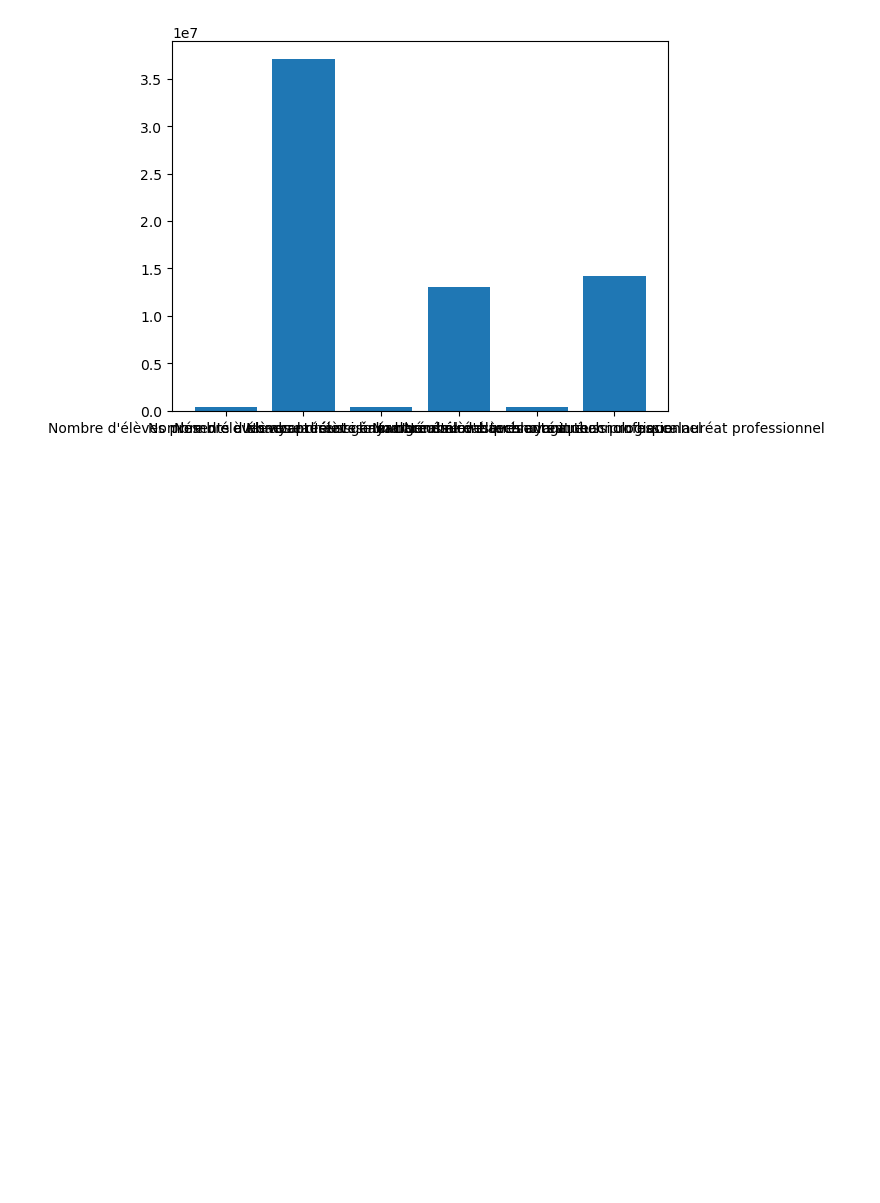
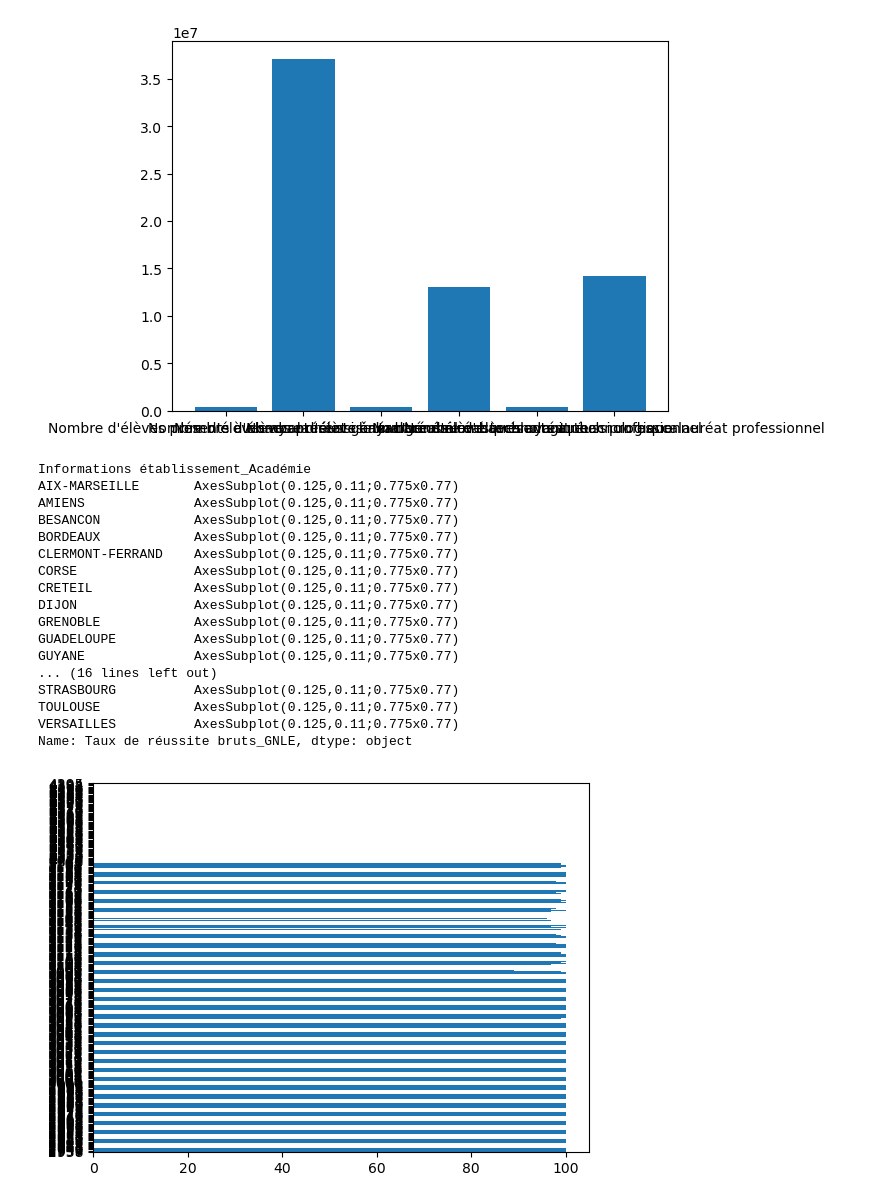
Before and after one commit to Acochepin/Python-2A---AC---JM---RS, a Jupyter notebook: Manipulation bases de données.ipynb, the cells around one changed output. Saved outputs shown, nothing was run; the diff lists cells and outputs as text; code cells hidden in the pictures; blank space fills up the shorter version.

Commit message:
Stats des par académie

```diff
--- a/Manipulation bases de données.ipynb
+++ b/Manipulation bases de données.ipynb
@@ -450,3 +450,26 @@ plt.bar(["Nombre d'élèves présents au baccalauréat général", "Nombre d'él
 # %% [output]
 <BarContainer object of 6 artists>
 [figure]
+# %%
+df1 = df.groupby ("Informations établissement_Académie").agg("Taux de réussite bruts_GNLE")
+p1 = df1.plot (kind="barh")
+p1
+# %% [output]
+Informations établissement_Académie
+AIX-MARSEILLE       AxesSubplot(0.125,0.11;0.775x0.77)
+AMIENS              AxesSubplot(0.125,0.11;0.775x0.77)
+BESANCON            AxesSubplot(0.125,0.11;0.775x0.77)
+BORDEAUX            AxesSubplot(0.125,0.11;0.775x0.77)
+CLERMONT-FERRAND    AxesSubplot(0.125,0.11;0.775x0.77)
+CORSE               AxesSubplot(0.125,0.11;0.775x0.77)
+CRETEIL             AxesSubplot(0.125,0.11;0.775x0.77)
+DIJON               AxesSubplot(0.125,0.11;0.775x0.77)
+GRENOBLE            AxesSubplot(0.125,0.11;0.775x0.77)
+GUADELOUPE          AxesSubplot(0.125,0.11;0.775x0.77)
+GUYANE              AxesSubplot(0.125,0.11;0.775x0.77)
+... (16 lines left out)
+STRASBOURG          AxesSubplot(0.125,0.11;0.775x0.77)
+TOULOUSE            AxesSubplot(0.125,0.11;0.775x0.77)
+VERSAILLES          AxesSubplot(0.125,0.11;0.775x0.77)
+Name: Taux de réussite bruts_GNLE, dtype: object
+[figure, added]
```
Also changed, not shown: parts of 2 cells of this notebook.
